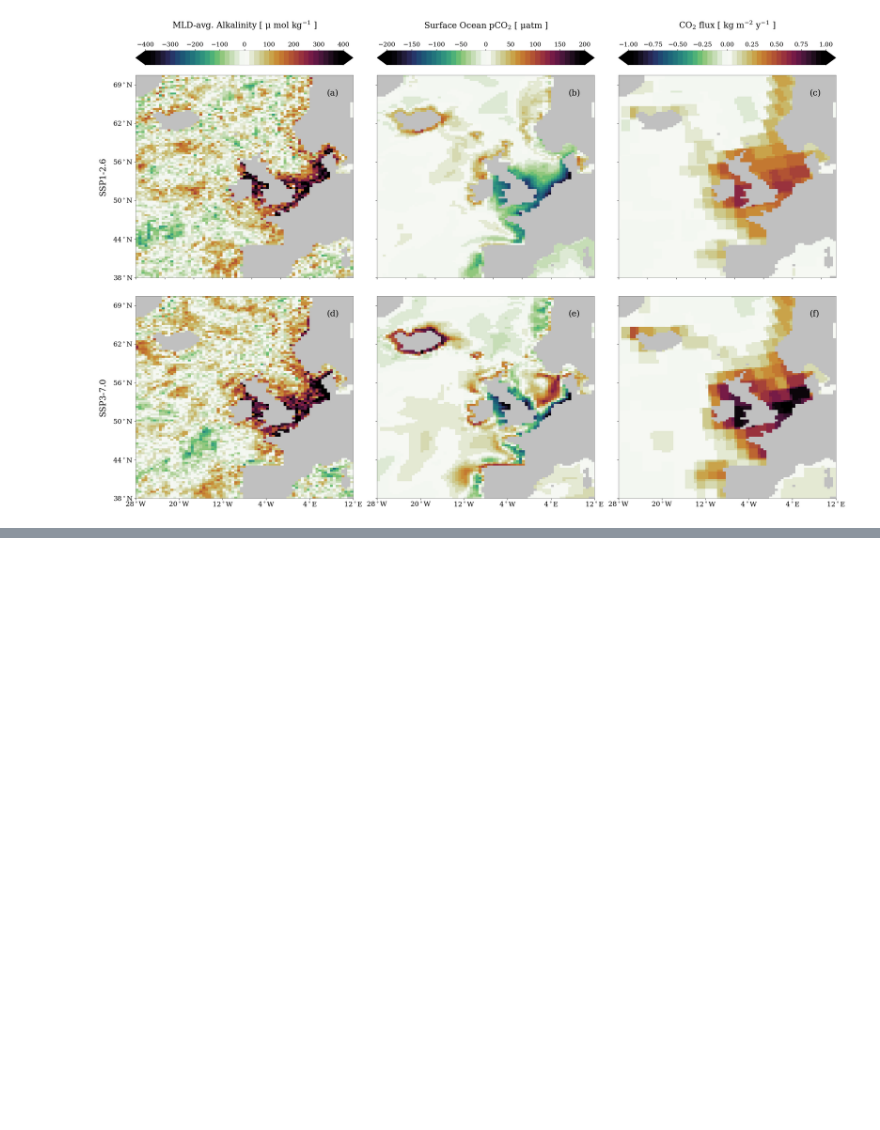
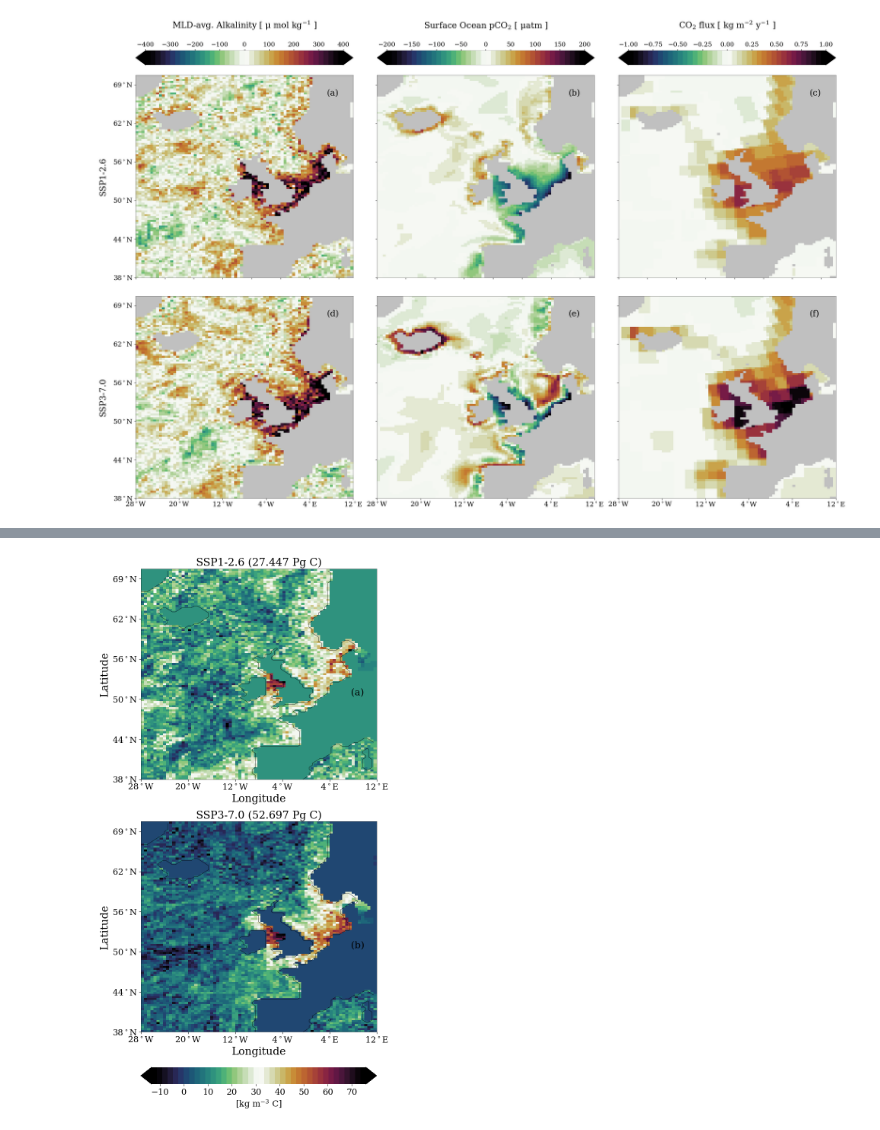
Before and after one commit to chiaraciscato/2026_ciscato_oae_seasonality, a Jupyter notebook: scripts/seasonal_analysis.ipynb, the cells around one changed output, grey strips where cells are left out. Saved outputs shown, nothing was run; the diff lists cells and outputs as text; code cells hidden in the pictures; blank space fills up the shorter version.

```diff
--- a/scripts/seasonal_analysis.ipynb
+++ b/scripts/seasonal_analysis.ipynb
@@ -1,8 +1,6 @@
 # %%
 %run general_functions.ipynb
 # %%
-# data path
-data_path = '/Users/chiaraciscato/Desktop/GEOMAR/2025_ciscato_oae_seasonality/datasets'
 # variable names
 vars = ['ALK', 'DIC', 'fco2', 'co2flux', 'ph', 'mld', 'npp', 'sst']
 # scenario names
@@ -96,8 +78,7 @@ def fig_plot_map(data, var, ax, vmin, vmax, oae_index, base_index):
     im = ax.pcolormesh(
         da,
         cmap=cmap,
-        vmin=vmin,vmax=vmax,
-        shading='auto'
-    )
+        # vmin=vmin,vmax=vmax,
+        shading='auto')
 
     return im
@@ -361,5 +363,5 @@ for im, axes in zip(ims, axes):
 # %%
 # additional code
 # %%
-# dic=xr.open_dataset(data_path+'/last_decade/DIC_baseline_126.nc')
-# slice_zero = dic['DIC'].sel(deptht=0, method='nearest').isel(time_counter=0)
+dic=xr.open_dataset(data_path+'/last_decade/DIC_baseline_126.nc')
+slice_zero = dic['DIC'].sel(deptht=0, method='nearest').isel(time_counter=0)
@@ -369,56 +391,58 @@ for im, axes in zip(ims, axes):
 # %%
-# fig, (ax1, ax2) = plt.subplots(2,1, figsize=(8, 20))
+fig, (ax1, ax2) = plt.subplots(2,1, figsize=(8, 20))
 
-# s, m, l = 10, 16, 20
+s, m, l = 10, 16, 20
 
-# v=3
-# im = fig_plot_map(dic_integral, 'DIC', ax1, vmin=-v, vmax=v, oae_index=1, base_index=0)
-# im = fig_plot_map(dic_integral, 'DIC', ax2, vmin=-v, vmax=v, oae_index=3, base_index=2)
+v=3
+im = fig_plot_map(dic_integral, 'DIC', ax1, vmin=-v, vmax=v, oae_index=1, base_index=0)
+im = fig_plot_map(dic_integral, 'DIC', ax2, vmin=-v, vmax=v, oae_index=3, base_index=2)
 
-# axes = [ax1,ax2]
+axes = [ax1,ax2]
 
-# for ax in axes:
-#     lat_labels = lat_labels
-#     lon_labels = lon_labels
+for ax in axes:
+    lat_labels = lat_labels
+    lon_labels = lon_labels
 
-#     ax.set_xticks([0,15,30,45,60,75])
+    ax.set_xticks([0,15,30,45,60,75])
 
-#     ax.set_yticklabels(lat_labels, fontsize=m)
-#     ax.set_xticklabels(lon_labels, fontsize=m)
+    ax.set_yticklabels(lat_labels, fontsize=m)
+    ax.set_xticklabels(lon_labels, fontsize=m)
 
-#     ax.tick_params(axis='both', which='major', labelsize=m)
-#     # ax.text(53, 49,'point S', fontsize=s, color='black')
-#     # ax.plot(57, 44, marker = 'o', color='black')
+    ax.tick_params(axis='both', which='major', labelsize=m)
+    # ax.text(53, 49,'point S', fontsize=s, color='black')
+    # ax.plot(57, 44, marker = 'o', color='black')
 
-#     slice_zero.plot.contour(ax=ax, levels=1, linewidths=.5, colors='black')
-#     # slice_200.plot.contour(ax=ax, levels=1, linewidths=.5, colors='black')
+    slice_zero.plot.contour(ax=ax, levels=1, linewidths=.5, colors='black')
+    # slice_200.plot.contour(ax=ax, levels=1, linewidths=.5, colors='black')
 
-#     ax.set_xlabel('Longitude', fontsize=l)
-#     ax.set_ylabel('Latitude', fontsize=l)
+    ax.set_xlabel('Longitude', fontsize=l)
+    ax.set_ylabel('Latitude', fontsize=l)
 
-# for location in ['left', 'bottom', 'right', 'top']:
-#     for ax in axes:
-#         ax.spines[location].set_linewidth(0.4)
+for location in ['left', 'bottom', 'right', 'top']:
+    for ax in axes:
+        ax.spines[location].set_linewidth(0.4)
 
-# cbar = fig.colorbar(im, ax=[ax1,ax2], aspect=14, pad=0.06, location='bottom', extend='both')
-# cbar.set_label(r'[kg $\mathregular{m^{-3}}$ C]', fontsize=m)
-# cbar.ax.set_frame_on(False)
+cbar = fig.colorbar(im, ax=[ax1,ax2], aspect=14, pad=0.06, location='bottom', extend='both')
+cbar.set_label(r'[kg $\mathregular{m^{-3}}$ C]', fontsize=m)
+cbar.ax.set_frame_on(False)
 
-# ax1.set_title(f"SSP1-2.6 ({round((ssp126_pt['DIC']).item()*1e-3, 3)} Pg C)", fontsize=l)
-# ax2.set_title(f"SSP3-7.0 ({round((ssp370_pt['DIC']).item()*1e-3, 3)} Pg C)", fontsize=l)
+ax1.set_title(f"SSP1-2.6 ({round((ssp126_pt['DIC']).item()*1e-3, 3)} Pg C)", fontsize=l)
+ax2.set_title(f"SSP3-7.0 ({round((ssp370_pt['DIC']).item()*1e-3, 3)} Pg C)", fontsize=l)
 
-# for n, ax in enumerate([ax1,ax2]):
-#     ax.text(0.89, 0.40, f"{string.punctuation[7]}{string.ascii_lowercase[n]}{string.punctuation[8]}",
-#         transform=ax.transAxes, size=18, color='black')
+for n, ax in enumerate([ax1,ax2]):
+    ax.text(0.89, 0.40, f"{string.punctuation[7]}{string.ascii_lowercase[n]}{string.punctuation[8]}",
+        transform=ax.transAxes, size=18, color='black')
 
-# # fig.suptitle('DIC integral below the mixed layer in SSP1-2.6 (left) and SSP3-7.0 (right)', fontsize=m)
+# fig.suptitle('DIC integral below the mixed layer in SSP1-2.6 (left) and SSP3-7.0 (right)', fontsize=m)
 
-# for t in cbar.ax.get_xticklabels():
-#      t.set_fontsize(m)
+for t in cbar.ax.get_xticklabels():
+     t.set_fontsize(m)
 
-# pass
+pass
 
-# # plt.savefig('/Users/chiaraciscato/Desktop/GEOMAR/2025_ciscato_oae_seasonality/out/DICintegral_totald.png', transparent=True)
+# plt.savefig('/Users/chiaraciscato/Desktop/GEOMAR/2025_ciscato_oae_seasonality/out/DICintegral_totald.png', transparent=True)
+# %% [output]
+[figure, added]
 # %%
 # var = 'ph'
 
```
Also changed, not shown: parts of 11 cells of this notebook, 5 other files.
